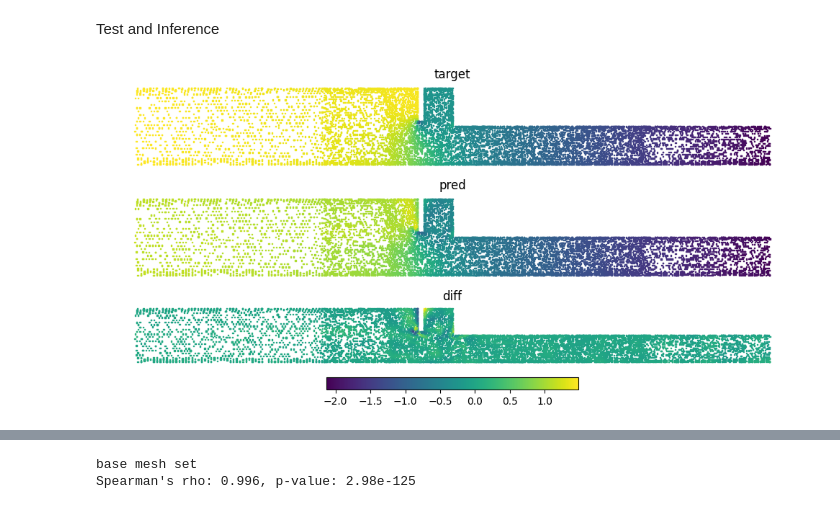
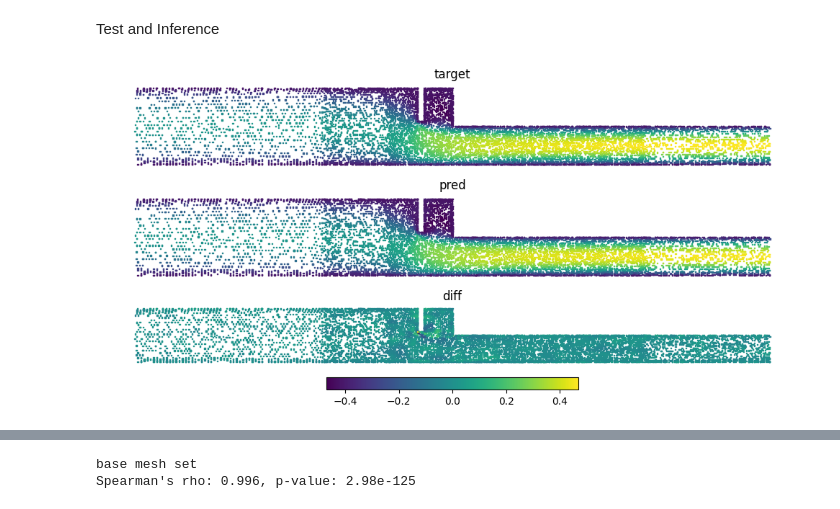
Before and after one commit to battlejacket/upt-tutorial, a Jupyter notebook: ffsRans.ipynb, the cells around one changed output, grey strips where cells are left out. Cells and saved outputs as stored; diff of their text form; code cells hidden in the pictures.

```diff
--- a/ffsRans.ipynb
+++ b/ffsRans.ipynb
@@ -389,33 +390,33 @@ with torch.no_grad():
 # %%
 # generated input vs target
 points = test_hr_dataset.denormalize_pos(test_batch["output_pos"].squeeze(0))
 pred_all = test_hr_dataset.denormalize_feat(y_hat.cpu())
 
-feature_idx = 2
+feature_idx = 0
 
 x_pos, y_pos = points.unbind(1)
 pred = pred_all[:,feature_idx]
 target_all = test_hr_dataset.denormalize_feat(test_batch["target_feat"]) #[:10000]
 target = target_all[:,feature_idx]
 
 
 _, axes = plt.subplots(3, 1, figsize=(10, 5)) #, figsize=(10, 2)
 axes[0].scatter(x_pos, y_pos, c=target, marker="s", s=1)
 axes[0].set_title("target")
 axes[0].set_axis_off()
 axes[1].scatter(x_pos, y_pos, c=pred, marker="s", s=1)
 axes[1].set_title("pred")
 axes[1].set_axis_off()
 scatter_diff = axes[2].scatter(x_pos, y_pos, c=pred-target, marker="s", s=1)
 axes[2].set_title("diff")
 axes[2].set_axis_off()
 plt.colorbar(scatter_diff, ax=axes[2], orientation="horizontal")
 plt.tight_layout()
 # plt.colorbar()
 # plt.title(test_batch["name"])
 plt.show()
 # %% [output]
-[figure, old version]
+[figure, new version]
 # %%
 train_losses = []
 test_losses = []
```
Also changed, not shown: parts of 4 cells of this notebook, 4 other files.
